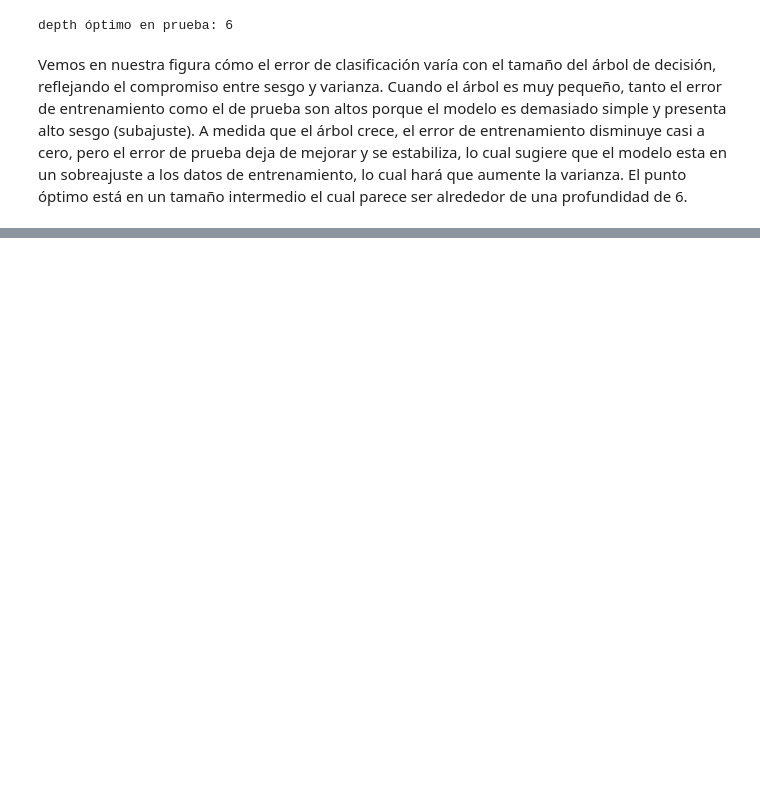
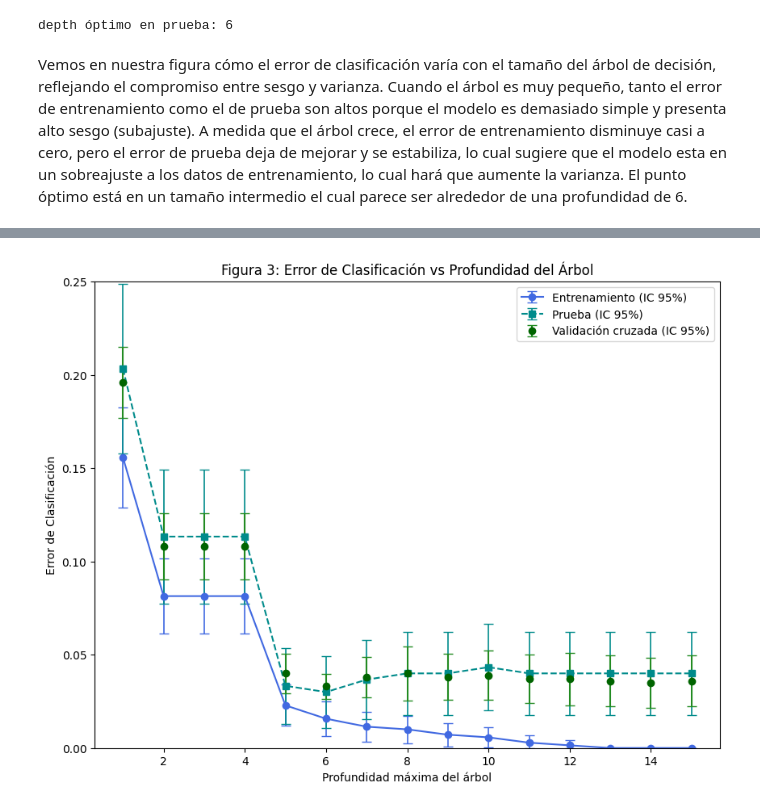
Before and after one commit to SamuelSuaV/Talleres-Topicos-en-aprendizaje-de-maquinas, a Jupyter notebook: Taller2/Taller_2_samuel_suarez.ipynb, the cells around one changed output, grey strips where cells are left out. Saved outputs shown, nothing was run; the diff lists cells and outputs as text; code cells hidden in the pictures; blank space fills up the shorter version.

```diff
--- a/Taller2/Taller_2_samuel_suarez.ipynb
+++ b/Taller2/Taller_2_samuel_suarez.ipynb
@@ -168,0 +225,63 @@ Número de elementos en cv_mean_scores: 15
+# %%
+# Graficamos los resultados finales ahora con intervalos de confianza
+
+#Los intervalos son del 95%
+
+plt.figure(figsize=(10, 7.5))
+
+train_yerr = np.vstack((
+    df['Error en entrenamiento'] - df['IC95 entrenamiento inferior'],
+    df['IC95 entrenamiento superior'] - df['Error en entrenamiento']
+))
+plt.errorbar(
+    df['Profundidad'],
+    df['Error en entrenamiento'],
+    yerr=train_yerr,
+    fmt='o-',
+    color='royalblue',
+    ecolor='royalblue',
+    elinewidth=1.2,
+    capsize=4,
+    label='Entrenamiento (IC 95%)'
+)
+
+test_yerr = np.vstack((
+    df['Error en prueba'] - df['IC95 prueba inferior'],
+    df['IC95 prueba superior'] - df['Error en prueba']
+))
+plt.errorbar(
+    df['Profundidad'],
+    df['Error en prueba'],
+    yerr=test_yerr,
+    fmt='s--',
+    color='darkcyan',
+    ecolor='darkcyan',
+    elinewidth=1.2,
+    capsize=4,
+    label='Prueba (IC 95%)'
+)
+
+cv_yerr = np.vstack((
+    cv_df['Error promedio (CV)'] - cv_df['IC95 inferior'],
+    cv_df['IC95 superior'] - cv_df['Error promedio (CV)']
+))
+plt.errorbar(
+    cv_df['Profundidad'],
+    cv_df['Error promedio (CV)'],
+    yerr=cv_yerr,
+    fmt='o',
+    color='darkgreen',
+    ecolor='forestgreen',
+    elinewidth=1.5,
+    capsize=4,
+    label='Validación cruzada (IC 95%)'
+)
+
+plt.xlabel('Profundidad máxima del árbol')
+plt.ylabel('Error de Clasificación')
+plt.title('Figura 3: Error de Clasificación vs Profundidad del Árbol')
+plt.ylim(0, 0.25)
+plt.legend(loc='upper right')
+plt.show()
+# %% [output]
+[figure, added]
```
Also changed, not shown: parts of 5 cells of this notebook.
